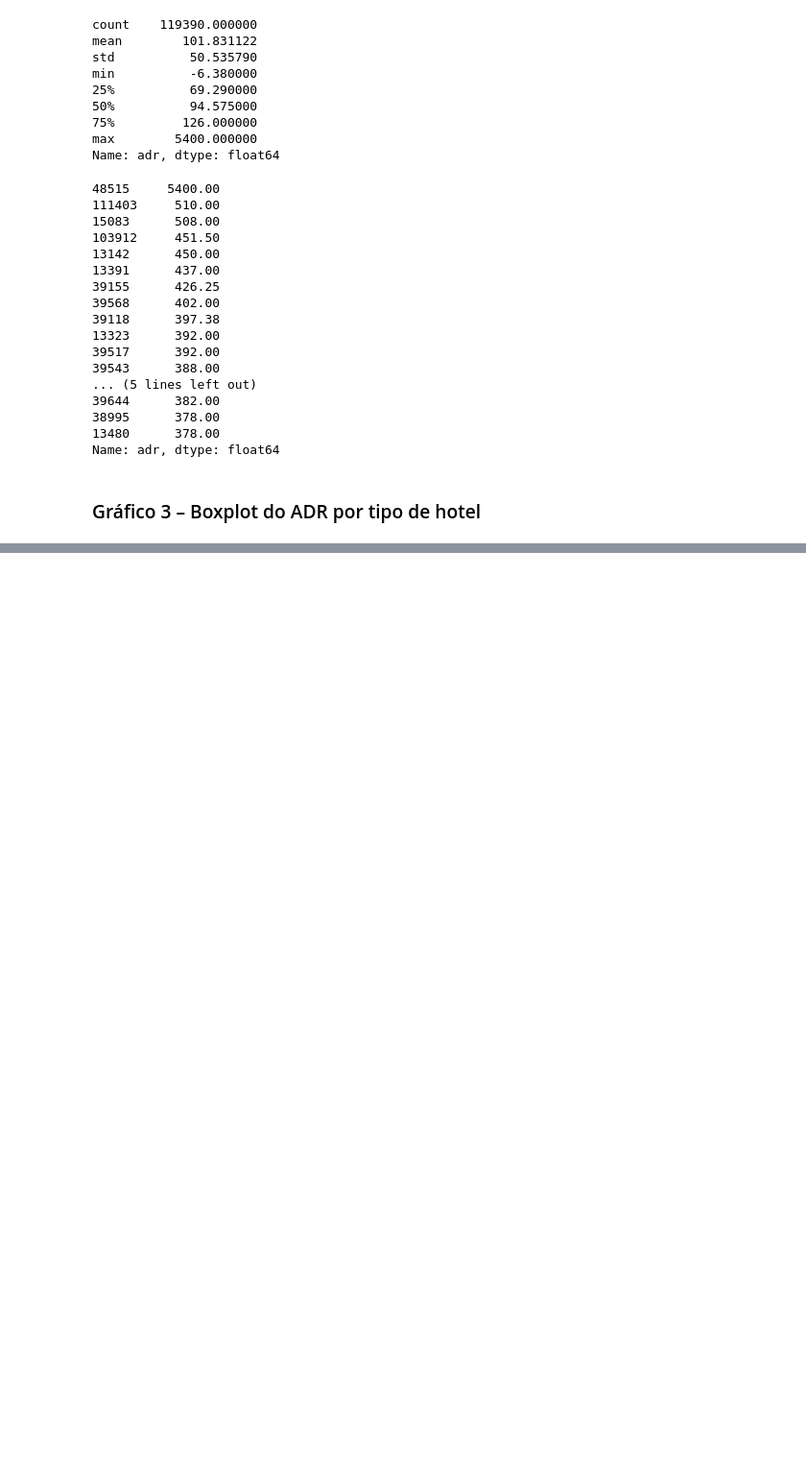
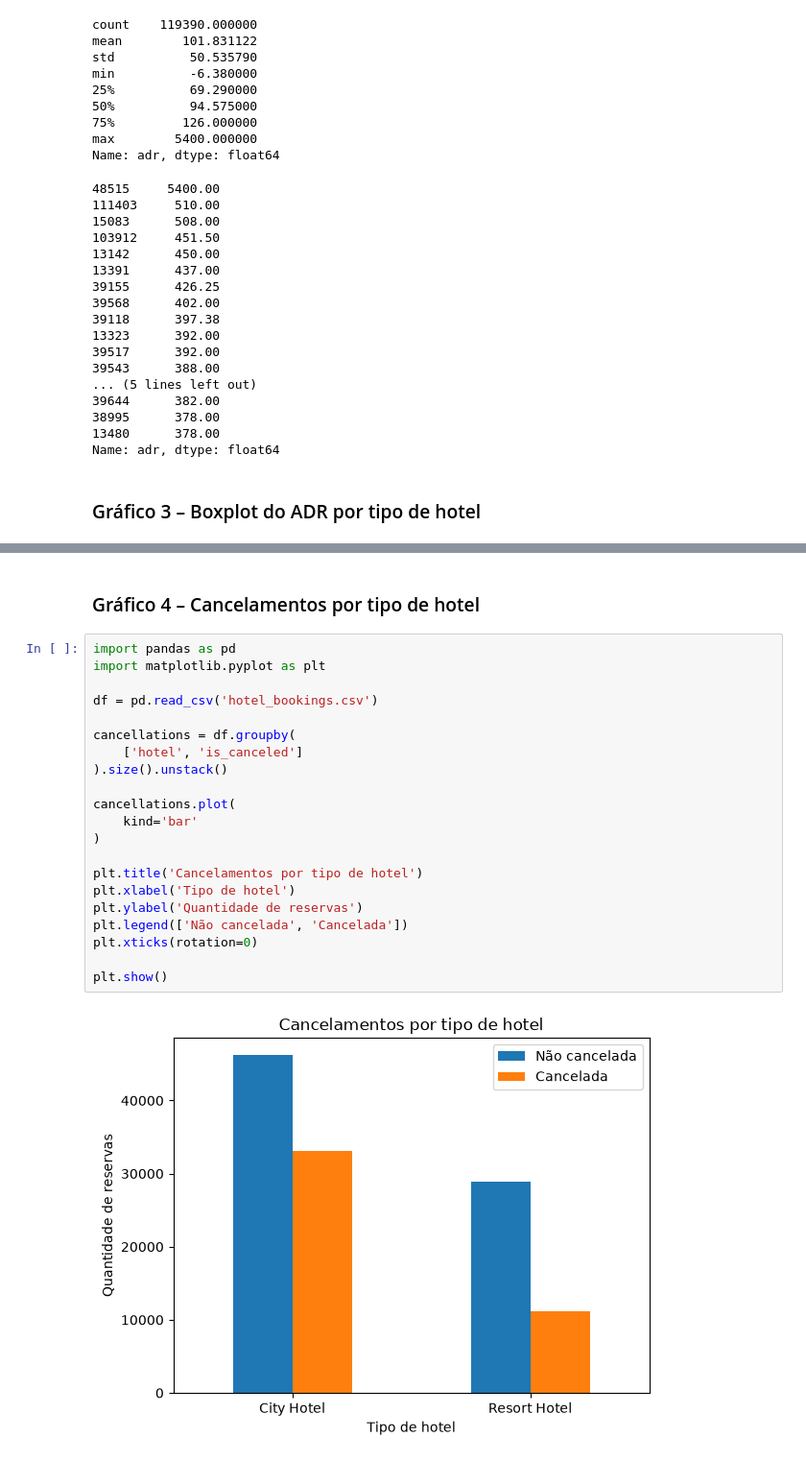
Before and after one commit to RewelliOliveira/data-mine-booking, a Jupyter notebook: Atividade 1/AtividadeMD.ipynb, the cells around one changed output, grey strips where cells are left out. Shown at 96% size. Saved outputs shown, nothing was run; the diff lists cells and outputs as text; blank space fills up the shorter version.

```diff
--- a/Atividade 1/AtividadeMD.ipynb
+++ b/Atividade 1/AtividadeMD.ipynb
@@ -276,0 +312,25 @@ Name: adr, dtype: float64
+# %% [markdown]
+### Gráfico 4 – Cancelamentos por tipo de hotel
+# %%
+import pandas as pd
+import matplotlib.pyplot as plt
+
+df = pd.read_csv('hotel_bookings.csv')
+
+cancellations = df.groupby(
+    ['hotel', 'is_canceled']
+).size().unstack()
+
+cancellations.plot(
+    kind='bar'
+)
+
+plt.title('Cancelamentos por tipo de hotel')
+plt.xlabel('Tipo de hotel')
+plt.ylabel('Quantidade de reservas')
+plt.legend(['Não cancelada', 'Cancelada'])
+plt.xticks(rotation=0)
+
+plt.show()
+# %% [output]
+[figure, added]
```
Also changed, not shown: parts of 11 cells of this notebook.
